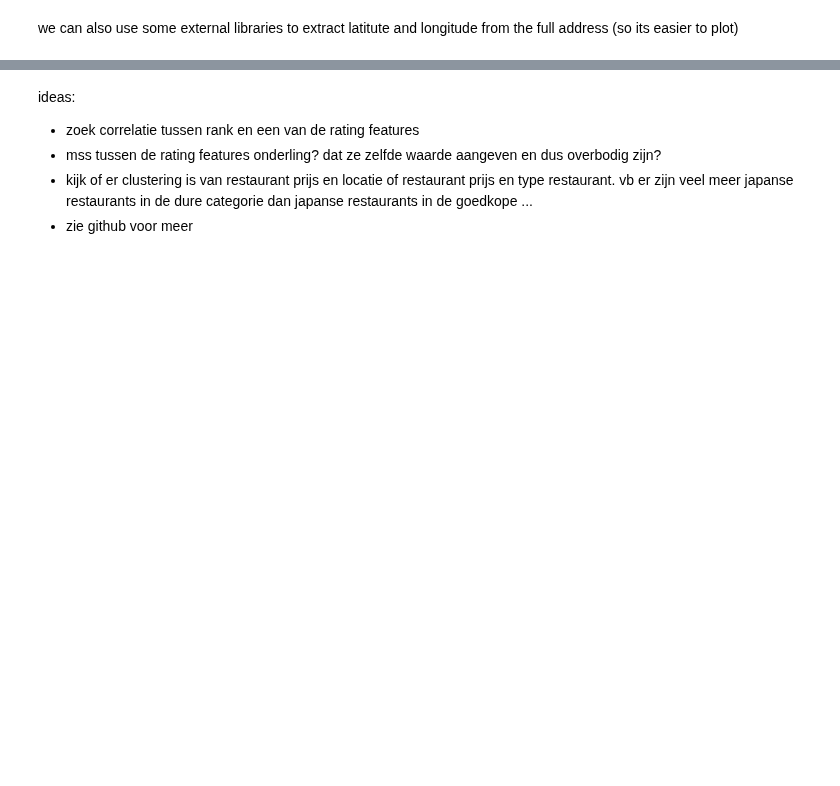
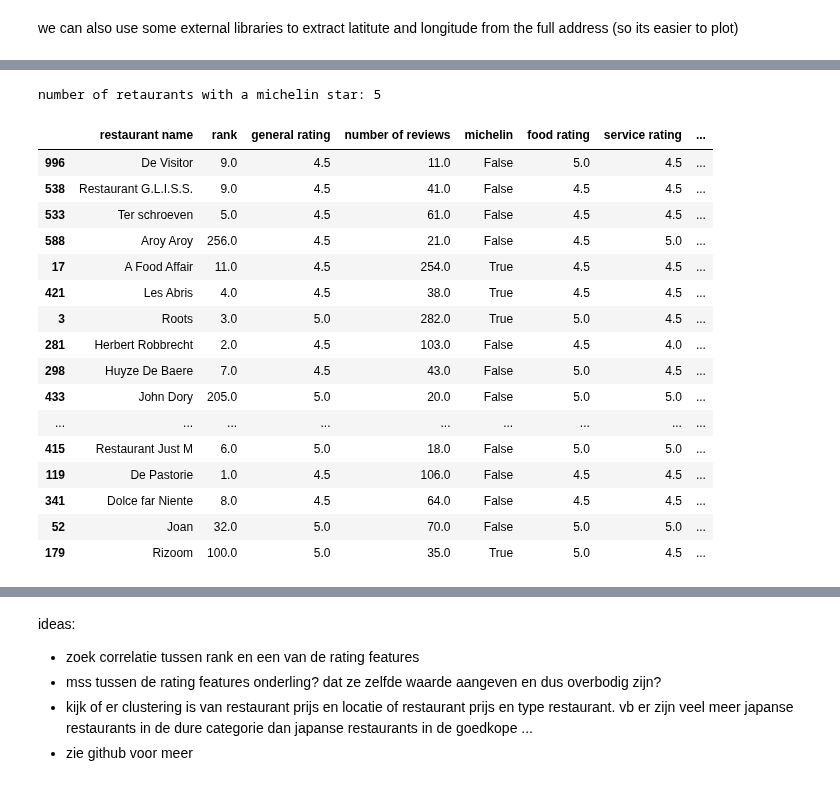
Before and after one commit to hikmatelhaj/machine-learning-project, a Jupyter notebook: sprint1.ipynb, the cells around one changed output, grey strips where cells are left out. Saved outputs shown, nothing was run; the diff lists cells and outputs as text; code cells hidden in the pictures; blank space fills up the shorter version.

```diff
--- a/sprint1.ipynb
+++ b/sprint1.ipynb
@@ -200,0 +242,25 @@ coords
+# %%
+high_lower=df_train[df_train["lower_price"]>=40]
+high_lower=high_lower[["restaurant name","rank","general rating","number of reviews","michelin","food rating","service rating","value rating","atmosphere rating","lower_price", "upper_price","meals"]]
+# %%
+print(f"number of retaurants with a michelin star: {high_lower.michelin.sum()}")
+high_lower
+# %% [output]
+number of retaurants with a michelin star: 5
+|  | restaurant name | rank | general rating | number of reviews | michelin | food rating | service rating | ... |
+| 996 | De Visitor | 9.0 | 4.5 | 11.0 | False | 5.0 | 4.5 | ... |
+| 538 | Restaurant G.L.I.S.S. | 9.0 | 4.5 | 41.0 | False | 4.5 | 4.5 | ... |
+| 533 | Ter schroeven | 5.0 | 4.5 | 61.0 | False | 4.5 | 4.5 | ... |
+| 588 | Aroy Aroy | 256.0 | 4.5 | 21.0 | False | 4.5 | 5.0 | ... |
+| 17 | A Food Affair | 11.0 | 4.5 | 254.0 | True | 4.5 | 4.5 | ... |
+| 421 | Les Abris | 4.0 | 4.5 | 38.0 | True | 4.5 | 4.5 | ... |
+| 3 | Roots | 3.0 | 5.0 | 282.0 | True | 5.0 | 4.5 | ... |
+| 281 | Herbert Robbrecht | 2.0 | 4.5 | 103.0 | False | 4.5 | 4.0 | ... |
+| 298 | Huyze De Baere | 7.0 | 4.5 | 43.0 | False | 5.0 | 4.5 | ... |
+| 433 | John Dory | 205.0 | 5.0 | 20.0 | False | 5.0 | 5.0 | ... |
+| ... | ... | ... | ... | ... | ... | ... | ... | ... |
+| 415 | Restaurant Just M | 6.0 | 5.0 | 18.0 | False | 5.0 | 5.0 | ... |
+| 119 | De Pastorie | 1.0 | 4.5 | 106.0 | False | 4.5 | 4.5 | ... |
+| 341 | Dolce far Niente | 8.0 | 4.5 | 64.0 | False | 4.5 | 4.5 | ... |
+| 52 | Joan | 32.0 | 5.0 | 70.0 | False | 5.0 | 5.0 | ... |
+| 179 | Rizoom | 100.0 | 5.0 | 35.0 | True | 5.0 | 4.5 | ... |
```
Also changed, not shown: parts of 39 cells of this notebook, 1 other file.
